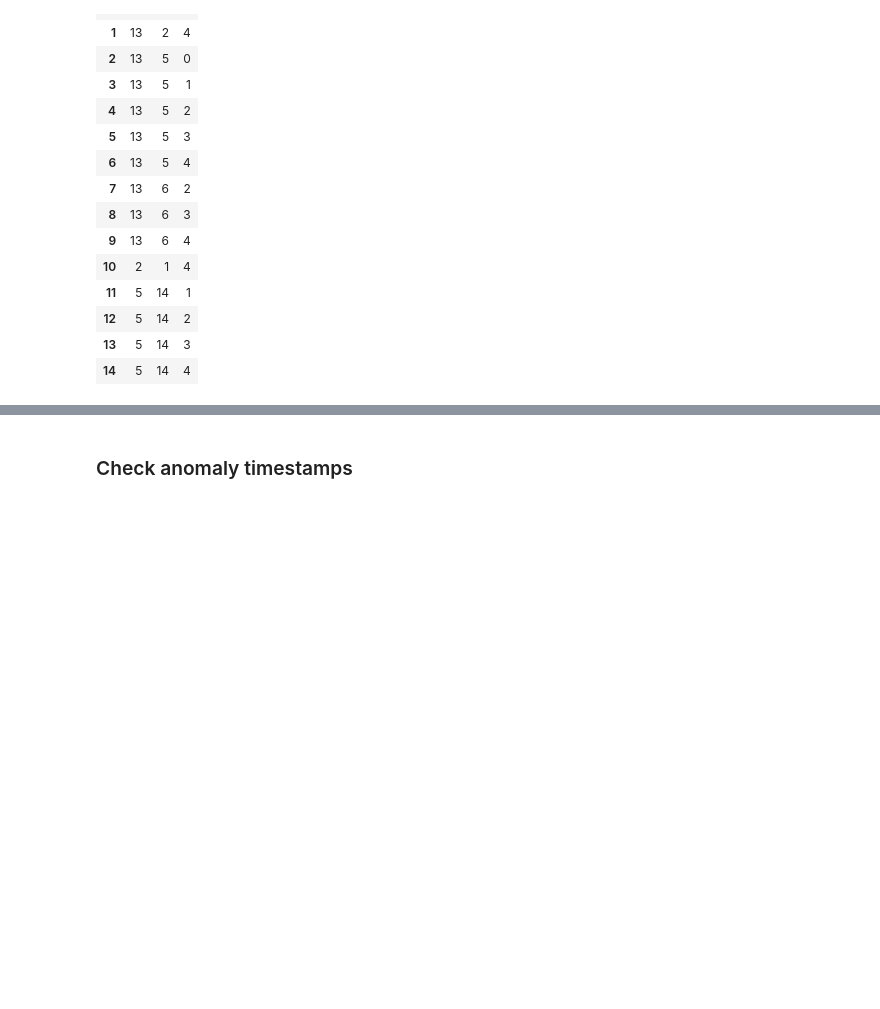
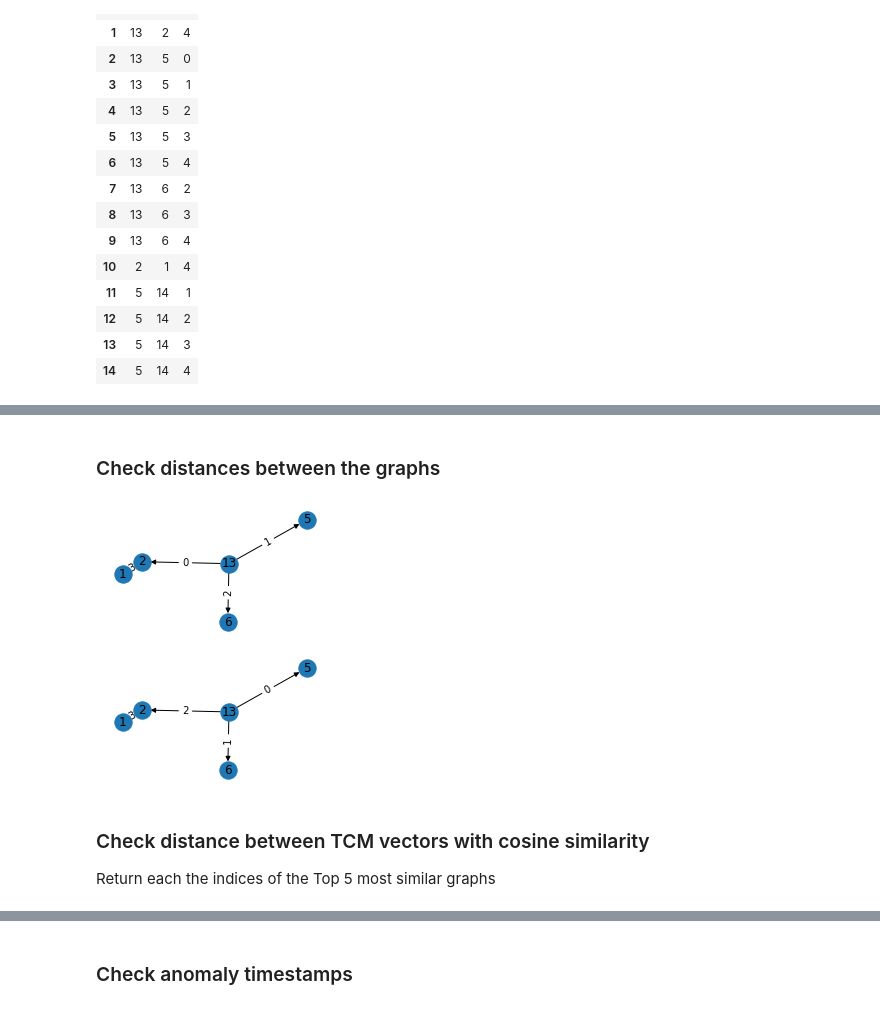
Before and after one commit to hpi-sam/Spatio-Temporal-Graphs, a Jupyter notebook: src/anomalies.ipynb, the cells around one changed output, grey strips where cells are left out. Cells and saved outputs as stored; diff of their text form; code cells hidden in the pictures; blank space fills up the shorter version.

```diff
--- a/src/anomalies.ipynb
+++ b/src/anomalies.ipynb
@@ -279,13 +280,3 @@ tnet.network
 | 14 | 5 | 14 | 4 |
 # %%
 closeness_centrality =  teneto.networkmeasures.temporal_closeness_centrality(tnet=tnet)
-# %%
-temporal_closeness_vectors = []
-temporal_betweenness_vectors = []
-for s in subgraphs:
-   edge_list = get_complete_teneto_edgelist(s)
-   tnet = TemporalNetwork(from_df=edge_list)
-   closeness_centrality =  teneto.networkmeasures.temporal_closeness_centrality(tnet=tnet)
-   temporal_closeness_vectors.append(closeness_centrality)
-   betweenness_centrality = teneto.networkmeasures.temporal_betweenness_centrality(tnet=tnet)
-   temporal_betweenness_vectors.append(betweenness_centrality)
@@ -317,0 +294,20 @@ betweenness_centrality
+# %%
+temporal_closeness_vectors = []
+temporal_betweenness_vectors = []
+for s in read_apg:
+   edge_list = tgg.get_complete_teneto_edgelist(s)
+   tnet = teneto.TemporalNetwork(from_df=edge_list)
+   closeness_centrality =  teneto.networkmeasures.temporal_closeness_centrality(tnet=tnet)
+   temporal_closeness_vectors.append(closeness_centrality)
+   betweenness_centrality = teneto.networkmeasures.temporal_betweenness_centrality(tnet=tnet)
+   temporal_betweenness_vectors.append(betweenness_centrality)
+# %%
+dupes = {}
+for i, ar1 in enumerate(temporal_closeness_vectors):
+    for j in range(i+1, len(temporal_closeness_vectors)):
+        ar2 = temporal_closeness_vectors[j]
+        if np.array_equal(ar1,ar2):
+            if i in dupes.keys():
+                dupes[i].append(j)
+            else:
+                dupes[i]=[j]
@@ -317,0 +378,22 @@ betweenness_centrality
+# %% [markdown]
+### Check distances between the graphs
+# %%
+check_graphs = [(i,g1) for i, g1 in enumerate(read_apg)]
+distances = {}
+for i, g1 in check_graphs:
+    for j, g2 in check_graphs:
+        if i != j:
+            dist = nx.graph_edit_distance(g1,g2)
+            if (i,j) not in distances.keys() and (j,i) not in distances.keys():
+                distances[(i,j)] = dist
+# %%
+fig, axes = plt.subplots(2, 1, figsize=(4,5))
+for i, subgraph in enumerate([read_apg[8], read_apg[13]]):
+    nx.draw(subgraph, nx.spring_layout(subgraph, seed=7), with_labels=True, ax=axes[i])
+    edge_labels = nx.get_edge_attributes(subgraph, "timestep")
+    nx.draw_networkx_edge_labels(subgraph, nx.spring_layout(subgraph, seed=7), edge_labels, ax=axes[i])
+# %% [output]
+[figure, added]
+# %% [markdown]
+### Check distance between TCM vectors with cosine similarity
+Return each the indices of the Top 5 most similar graphs
```
Also changed, not shown: parts of 20 cells of this notebook, 2 other files.
